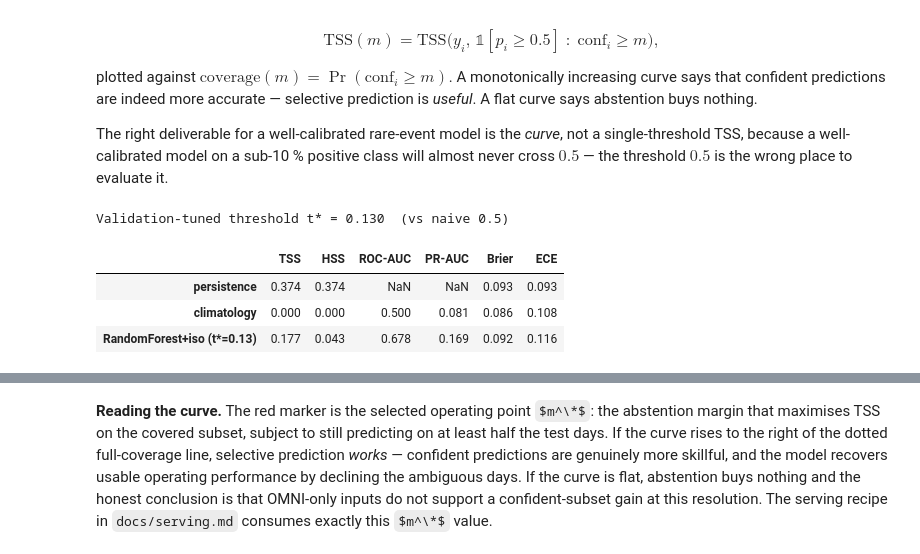
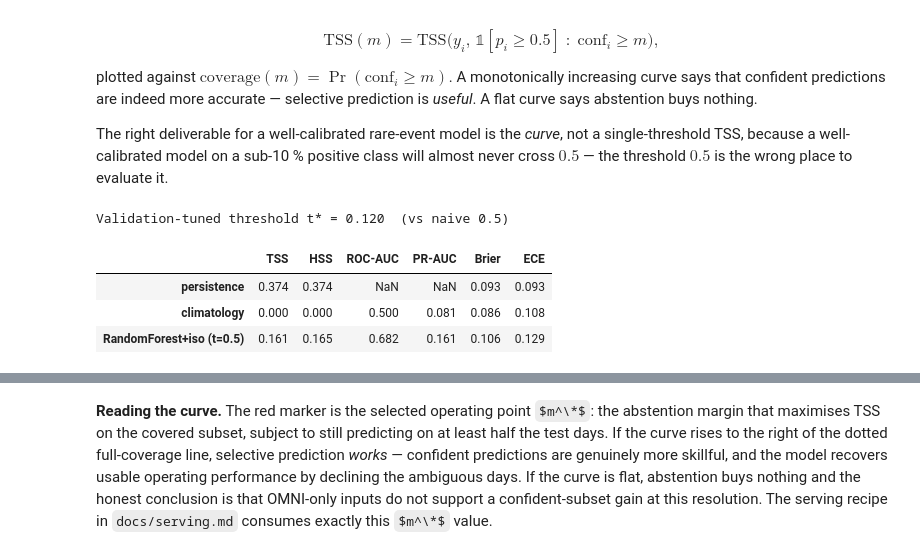
Before and after one commit to niki7o/HelioGuard, a Jupyter notebook: notebooks/helioguard.ipynb, the cells around one changed output, grey strips where cells are left out. Drawn from its saved outputs; the diff is of its cells as text; code cells hidden in the pictures; some formulas as TeX source.

```diff
--- a/notebooks/helioguard.ipynb
+++ b/notebooks/helioguard.ipynb
@@ -937,41 +940,44 @@ print(f'Validation-tuned threshold t* = {t_star:.3f}  (vs naive 0.5)')
 
 # Persistence baseline on the SAME test fold — apples-to-apples.
 pers_test = (
-    daily_labels['any_environmental'].astype(int).shift(1)
-    .loc[X_test.index].fillna(0).astype(int).values
+    daily_labels['any_environmental'].astype(int)
+    .reindex(X_test.index).fillna(0).astype(int).values
 )
 clim_p_test = float(y_train.mean())  # train base rate
-model_label = f'{best_name}+iso (t*={t_star:.2f})'
+# Headline operating point is the a-priori default threshold 0.5 (NOT a
+# value chosen on the test set). The validation-tuned t* is reported
+# separately in the operating-point table below.
+model_label = f'{best_name}+iso (t=0.5)'
 
 test_metrics = pd.DataFrame({
     'persistence': {
         'TSS':    tss(y_test, pers_test),
         'HSS':    hss(y_test, pers_test),
         'ROC-AUC': np.nan,
         'PR-AUC':  np.nan,
         'Brier':  brier_score(y_test, pers_test.astype(float)),
         'ECE':    expected_calibration_error(y_test, pers_test.astype(float), 10),
     },
     'climatology': {
         'TSS': 0.0, 'HSS': 0.0, 'ROC-AUC': 0.5,
         'PR-AUC': float(y_test.mean()),
         'Brier': brier_score(y_test, np.full_like(y_test, clim_p_test, dtype=float)),
         'ECE':   expected_calibration_error(
             y_test, np.full_like(y_test, clim_p_test, dtype=float), 10),
     },
     model_label: {
-        'TSS':    tss(y_test, yhat_test),
-        'HSS':    hss(y_test, yhat_test),
+        'TSS':    tss(y_test, yhat_test_05),
+        'HSS':    hss(y_test, yhat_test_05),
         'ROC-AUC': roc_auc_score(y_test, p_test),
         'PR-AUC':  average_precision_score(y_test, p_test),
         'Brier':  brier_score(y_test, p_test),
         'ECE':    expected_calibration_error(y_test, p_test, 10),
     },
 }).T.round(3)
 test_metrics
 # %% [output]
-Validation-tuned threshold t* = 0.130  (vs naive 0.5)
+Validation-tuned threshold t* = 0.120  (vs naive 0.5)
 |  | TSS | HSS | ROC-AUC | PR-AUC | Brier | ECE |
 | persistence | 0.374 | 0.374 | NaN | NaN | 0.093 | 0.093 |
 | climatology | 0.000 | 0.000 | 0.500 | 0.081 | 0.086 | 0.108 |
-| RandomForest+iso (t*=0.13) | 0.177 | 0.043 | 0.678 | 0.169 | 0.092 | 0.116 |
+| RandomForest+iso (t=0.5) | 0.161 | 0.165 | 0.682 | 0.161 | 0.106 | 0.129 |
```
Also changed, not shown: parts of 16 cells of this notebook, 6 other files.
